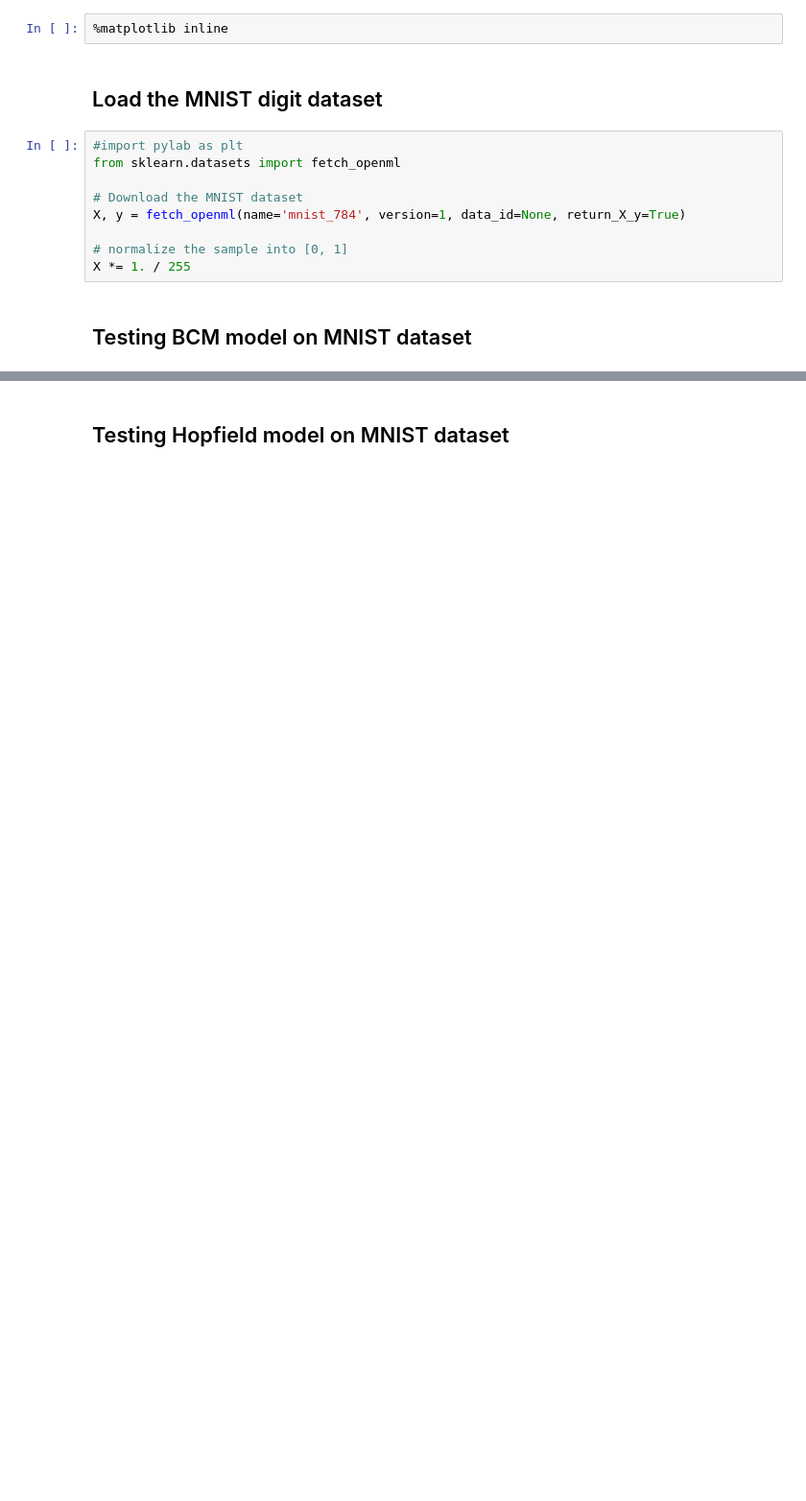
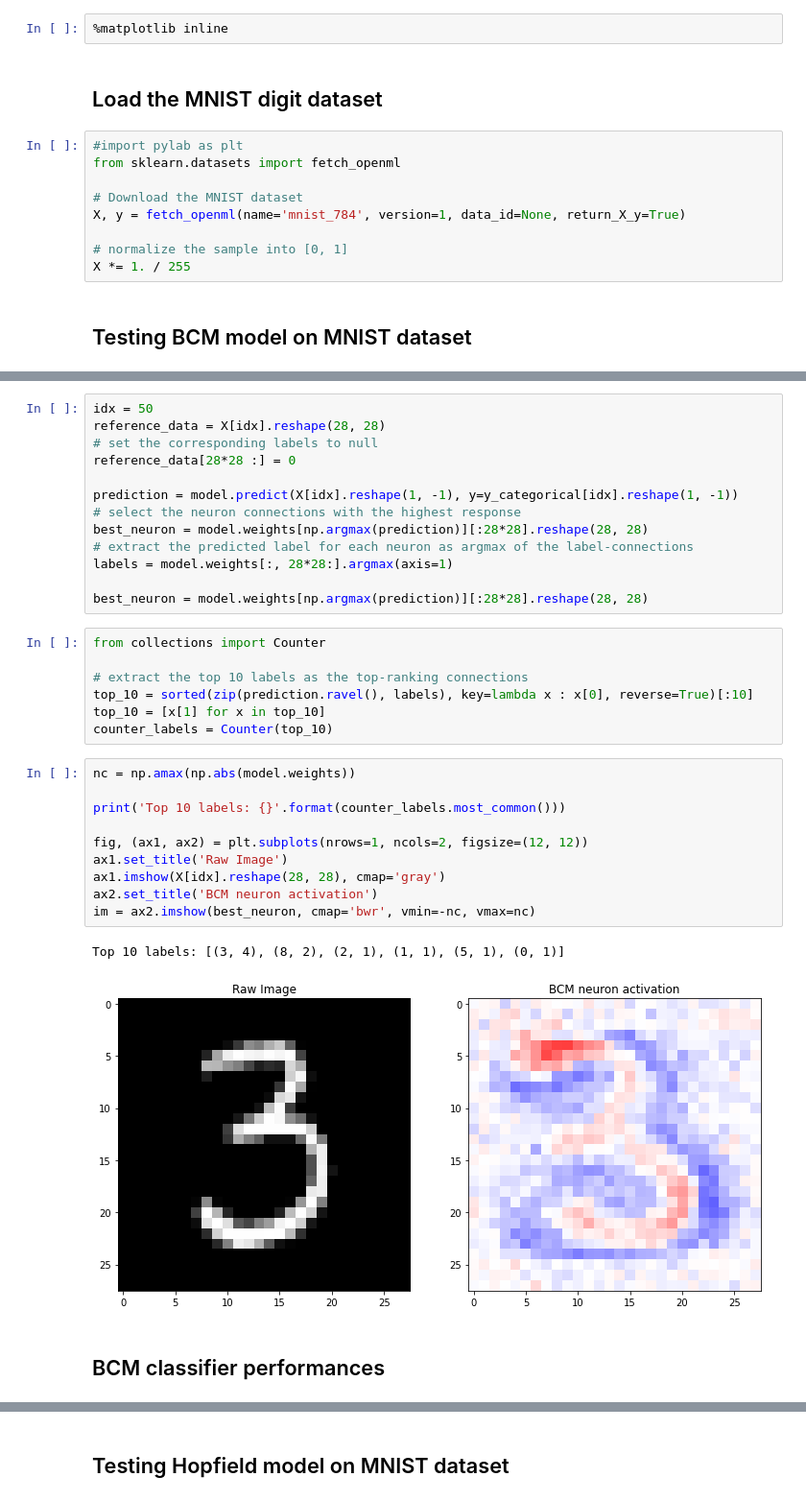
Before and after one commit to Nico-Curti/plasticity, a Jupyter notebook: example/python_models.ipynb, the cells around one changed output, grey strips where cells are left out. Shown at 96% size. Drawn from its saved outputs; the diff is of its cells as text; blank space fills up the shorter version.

```diff
--- a/example/python_models.ipynb
+++ b/example/python_models.ipynb
@@ -40,0 +81,35 @@ view_weights (model.weights, dims=(28, 28))
+# %%
+idx = 50
+reference_data = X[idx].reshape(28, 28)
+# set the corresponding labels to null
+reference_data[28*28 :] = 0
+
+prediction = model.predict(X[idx].reshape(1, -1), y=y_categorical[idx].reshape(1, -1))
+# select the neuron connections with the highest response
+best_neuron = model.weights[np.argmax(prediction)][:28*28].reshape(28, 28)
+# extract the predicted label for each neuron as argmax of the label-connections
+labels = model.weights[:, 28*28:].argmax(axis=1)
+
+best_neuron = model.weights[np.argmax(prediction)][:28*28].reshape(28, 28)
+# %%
+from collections import Counter
+
+# extract the top 10 labels as the top-ranking connections
+top_10 = sorted(zip(prediction.ravel(), labels), key=lambda x : x[0], reverse=True)[:10]
+top_10 = [x[1] for x in top_10]
+counter_labels = Counter(top_10)
+# %%
+nc = np.amax(np.abs(model.weights))
+
+print('Top 10 labels: {}'.format(counter_labels.most_common()))
+
+fig, (ax1, ax2) = plt.subplots(nrows=1, ncols=2, figsize=(12, 12))
+ax1.set_title('Raw Image')
+ax1.imshow(X[idx].reshape(28, 28), cmap='gray')
+ax2.set_title('BCM neuron activation')
+im = ax2.imshow(best_neuron, cmap='bwr', vmin=-nc, vmax=nc)
+# %% [output]
+Top 10 labels: [(3, 4), (8, 2), (2, 1), (1, 1), (5, 1), (0, 1)]
+[figure, added]
+# %% [markdown]
+## BCM classifier performances
```
Also changed, not shown: parts of 24 cells of this notebook, 43 other files.
